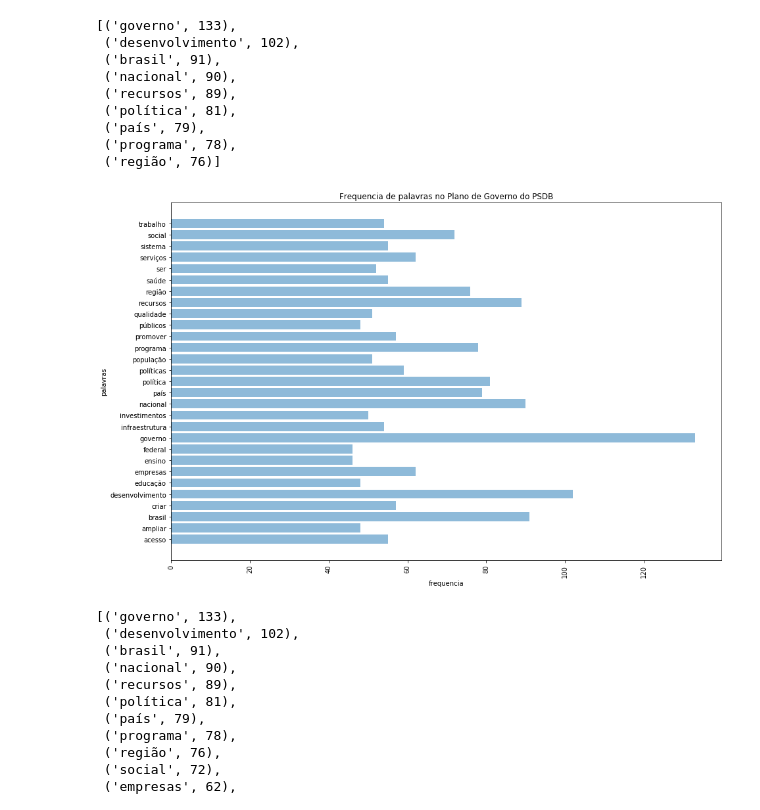
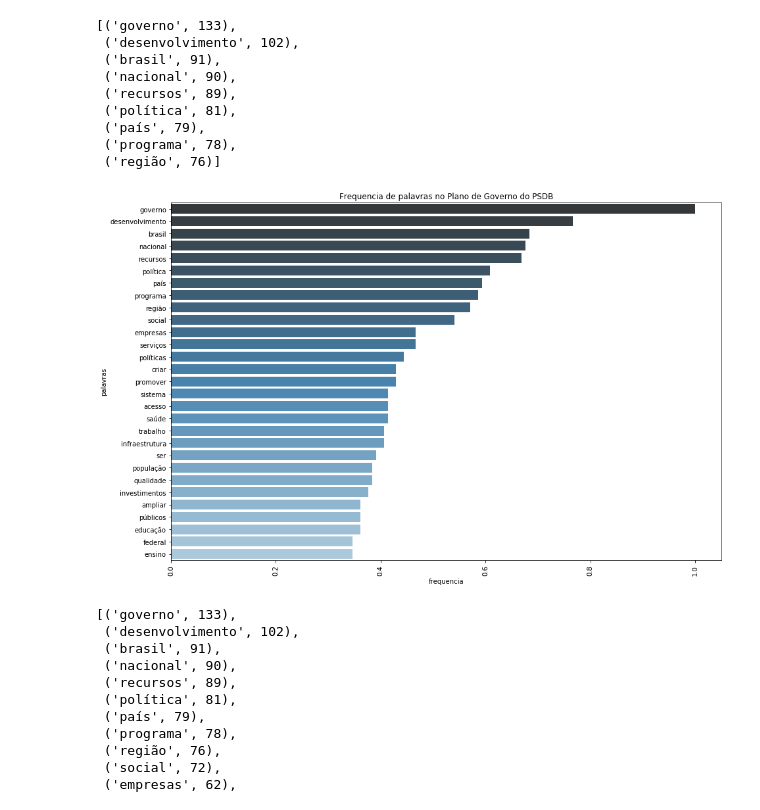
Before and after one commit to rodrigomaruyama/OpenData, a Jupyter notebook: freq_palavras/palavras_plano_governo_psdb.ipynb, the cells around one changed output. Cells and saved outputs as stored; diff of their text form; code cells hidden in the pictures.

Commit message:
normalizei as frequencias e troquei o grafico para o seaborn

```diff
--- a/freq_palavras/palavras_plano_governo_psdb.ipynb
+++ b/freq_palavras/palavras_plano_governo_psdb.ipynb
@@ -121,16 +122,18 @@ for i in hundred_most_common[0:29]:
 # %%
 d = {'palavra': x, 'frequencia': y}
 df_r = pd.DataFrame(d)
+# %%
+df_r.frequencia = df_r.frequencia/df_r.loc[0, 'frequencia']
 # %%
 plt.figure(figsize=(15,10))
-plt.barh(df_r.palavra, df_r.frequencia, align='center', alpha=0.5)
+sns.barplot(df_r.frequencia, df_r.palavra, palette="Blues_d")
 plt.title("Frequencia de palavras no Plano de Governo do PSDB")
 plt.xticks(rotation=90)
 plt.xlabel('frequencia')
 plt.ylabel('palavras')
 plt.show()
 # %% [output]
-[figure, old version]
+[figure, new version]
 # %%
 # Lista completa das 100 mais frequentes
 hundred_most_common
```
Also changed, not shown: parts of 1 cell of this notebook, 3 other files.
